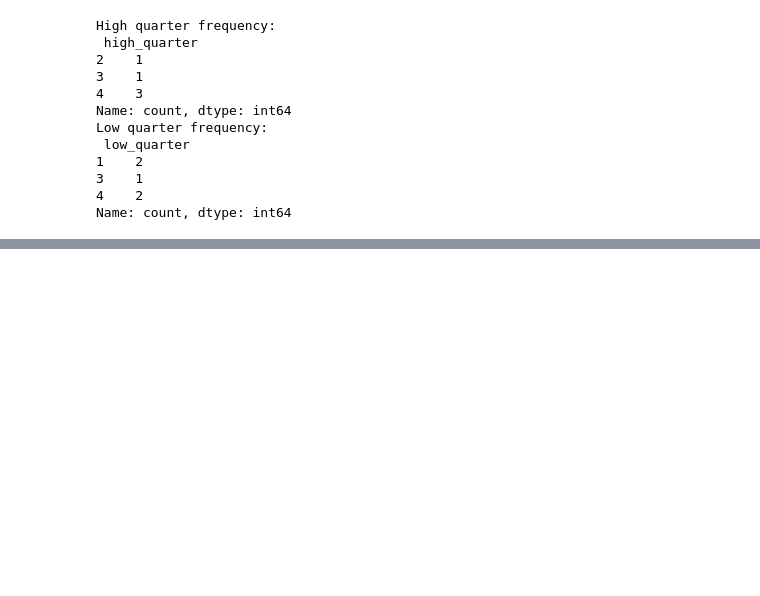
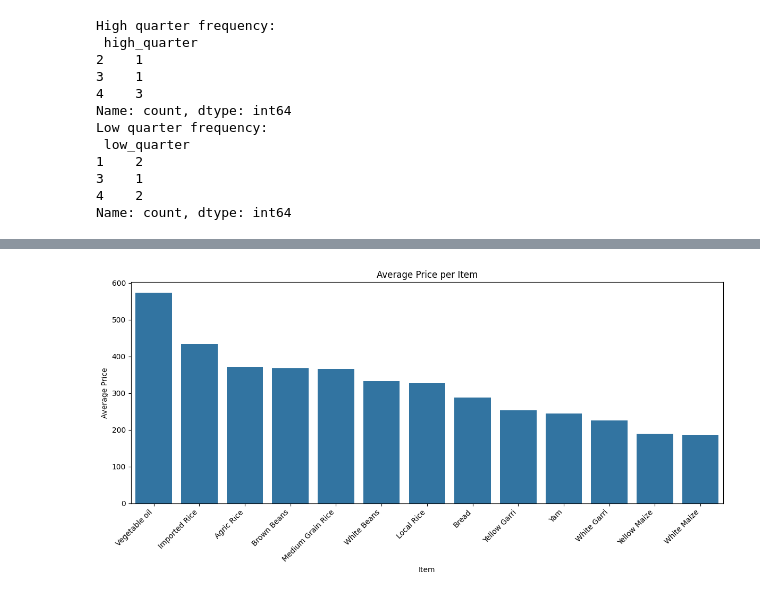
Before and after one commit to LesTobii/food-price-prediction, a Jupyter notebook: FPP_revision.ipynb, the cells around one changed output, grey strips where cells are left out. Drawn from its saved outputs; the diff is of its cells as text; code cells hidden in the pictures; blank space fills up the shorter version.

```diff
--- a/FPP_revision.ipynb
+++ b/FPP_revision.ipynb
@@ -326,0 +379,21 @@ Name: count, dtype: int64
+# %%
+# Compute average price per item
+avg_prices = df_staples.groupby('Item_Clean', as_index=False)['Price'].mean()
+
+# Barplot
+plt.figure(figsize=(12,6))
+sns.barplot(data=avg_prices, x='Item_Clean', y='Price',
+            order=avg_prices.sort_values('Price', ascending=False)['Item_Clean'])
+
+# Rotate x labels
+plt.xticks(rotation=45, ha='right')
+
+# Titles and labels
+plt.title("Average Price per Item")
+plt.xlabel("Item")
+plt.ylabel("Average Price")
+
+plt.tight_layout()
+plt.show()
+# %% [output]
+[figure, added]
```
Also changed, not shown: parts of 12 cells of this notebook.
